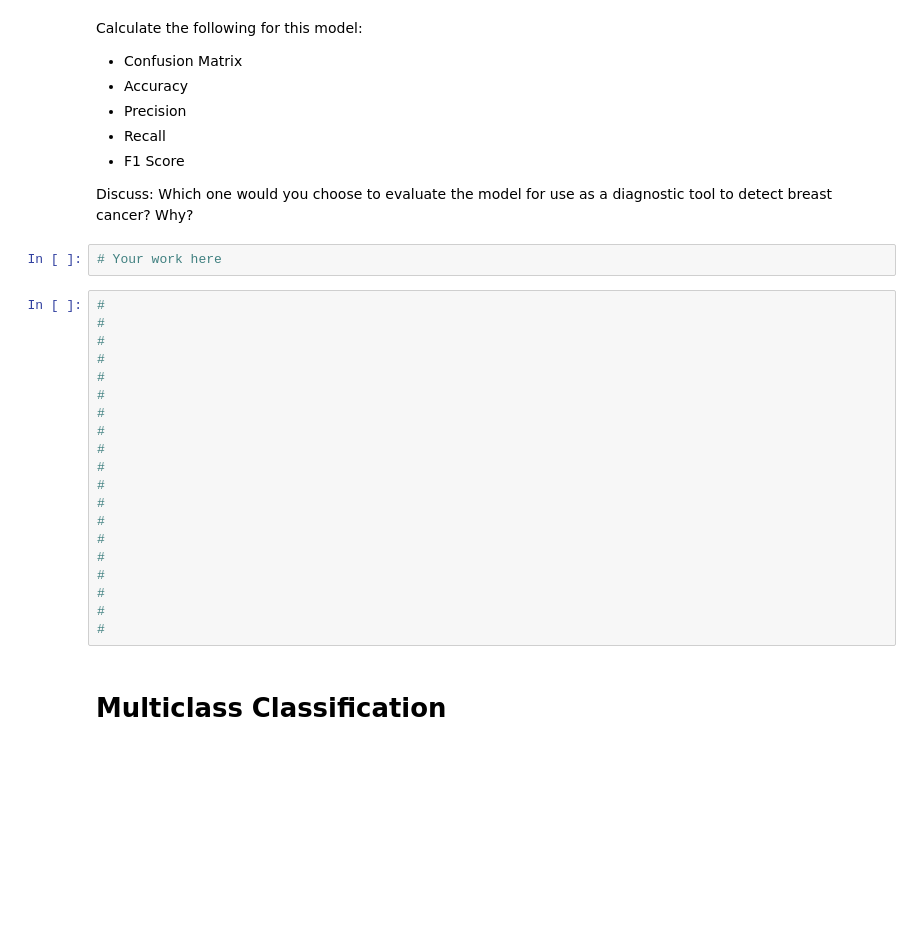
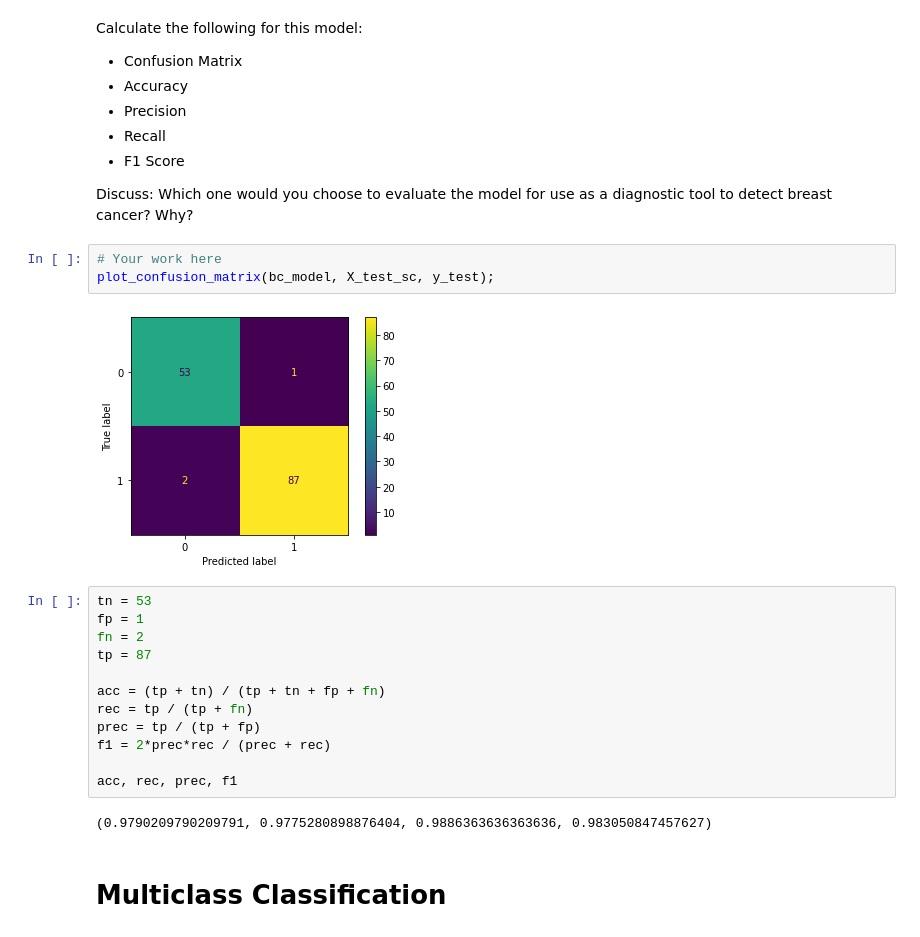
Before and after one commit to cjunhyuk/ds-classification_metrics, a Jupyter notebook: notebooks/classification_metrics.ipynb, the cells around one changed output. Cells and saved outputs as stored; diff of their text form; blank space fills up the shorter version.

```diff
--- a/notebooks/classification_metrics.ipynb
+++ b/notebooks/classification_metrics.ipynb
@@ -246,26 +270,23 @@ Calculate the following for this model:
 Discuss: Which one would you choose to evaluate the model for use as a diagnostic tool to detect breast cancer? Why?
 # %%
 # Your work here
+plot_confusion_matrix(bc_model, X_test_sc, y_test);
+# %% [output]
+[figure, added]
-# %%
-#
-#
-#
-#
-#
-#
-#
-#
-#
-#
-#
-#
-#
-#
-#
-#
-#
-#
-#
+# %%
+tn = 53
+fp = 1
+fn = 2
+tp = 87
+
+acc = (tp + tn) / (tp + tn + fp + fn)
+rec = tp / (tp + fn)
+prec = tp / (tp + fp)
+f1 = 2*prec*rec / (prec + rec)
+
+acc, rec, prec, f1
+# %% [output]
+(0.9790209790209791, 0.9775280898876404, 0.9886363636363636, 0.983050847457627)
 # %% [markdown]
 # Multiclass Classification
 # %% [markdown]
```
Also changed, not shown: parts of 15 cells of this notebook.
